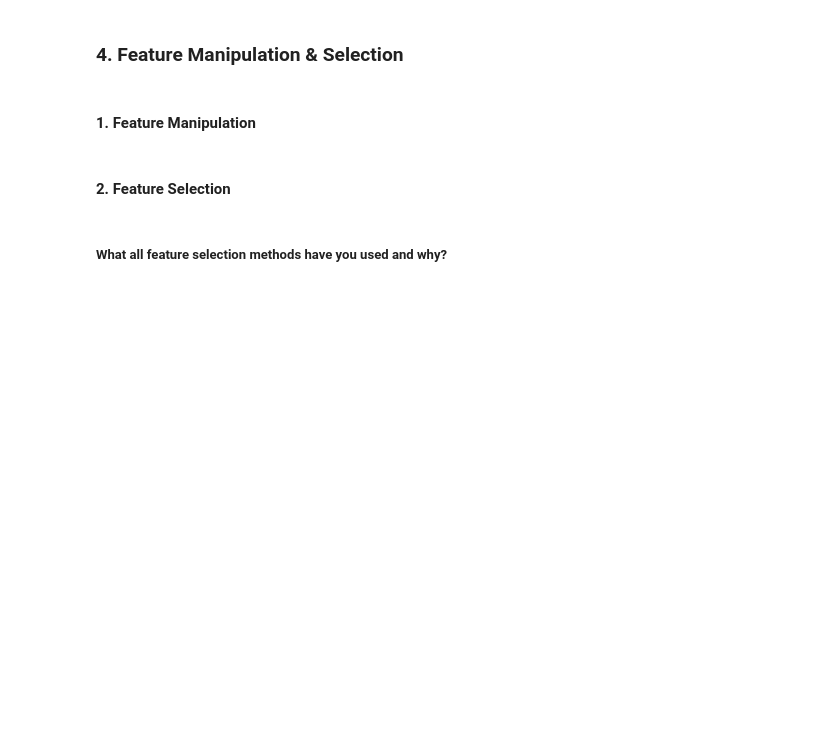
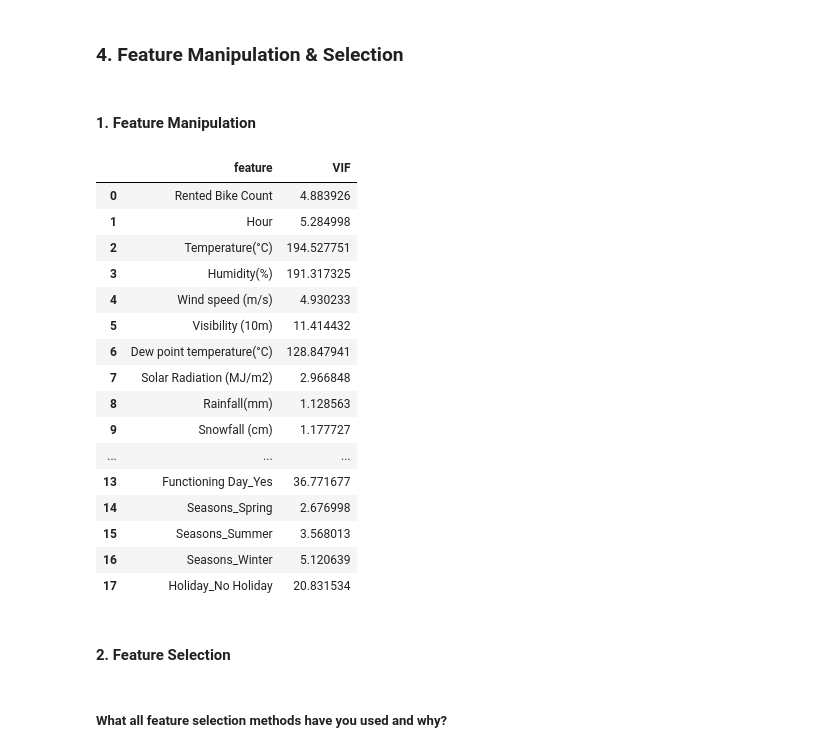
Before and after one commit to thepankaj018/Bike-Sharing-Demand-Prediction, a Jupyter notebook: Bike_Sharing_Demand_Prediction.ipynb, the cells around one changed output. Cells and saved outputs as stored; diff of their text form; code cells hidden in the pictures; blank space fills up the shorter version.

```diff
--- a/Bike_Sharing_Demand_Prediction.ipynb
+++ b/Bike_Sharing_Demand_Prediction.ipynb
@@ -857,2 +902,4 @@ Answer Here.
 # %%
 # Encode your categorical columns
+df = pd.get_dummies(df,columns=categorical_features,drop_first = True)
+df.sample(5)
@@ -919,6 +920,34 @@ Answer Here.
 #### 1. Feature Manipulation
 # %%
 # Manipulate Features to minimize feature correlation and create new features
+# %%
+from statsmodels.stats.outliers_influence import variance_inflation_factor
+# VIF Dataframe
+vif_df = pd.DataFrame()
+vif_df['feature'] = df.columns
+
+# calculating VIF for each feature
+vif_df['VIF'] = [variance_inflation_factor(df.values,i) for i in range(len(df.columns))]
+# %%
+vif_df
+# %% [output]
+|  | feature | VIF |
+| 0 | Rented Bike Count | 4.883926 |
+| 1 | Hour | 5.284998 |
+| 2 | Temperature(°C) | 194.527751 |
+| 3 | Humidity(%) | 191.317325 |
+| 4 | Wind speed (m/s) | 4.930233 |
+| 5 | Visibility (10m) | 11.414432 |
+| 6 | Dew point temperature(°C) | 128.847941 |
+| 7 | Solar Radiation (MJ/m2) | 2.966848 |
+| 8 | Rainfall(mm) | 1.128563 |
+| 9 | Snowfall (cm) | 1.177727 |
+| ... | ... | ... |
+| 13 | Functioning Day_Yes | 36.771677 |
+| 14 | Seasons_Spring | 2.676998 |
+| 15 | Seasons_Summer | 3.568013 |
+| 16 | Seasons_Winter | 5.120639 |
+| 17 | Holiday_No Holiday | 20.831534 |
 # %% [markdown]
 #### 2. Feature Selection
 # %%
```
Also changed, not shown: parts of 74 cells of this notebook.
